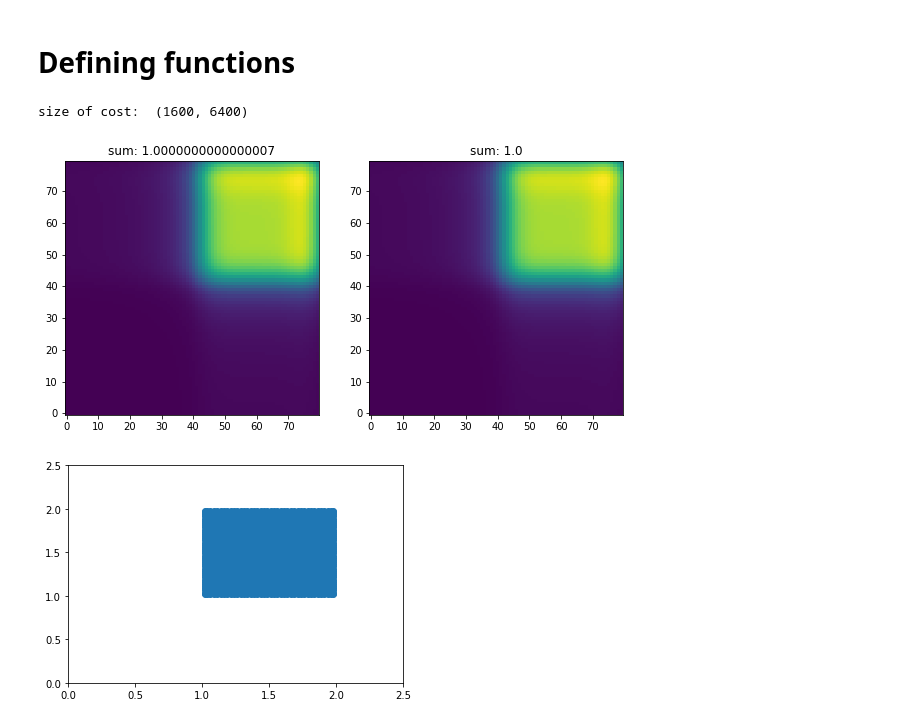
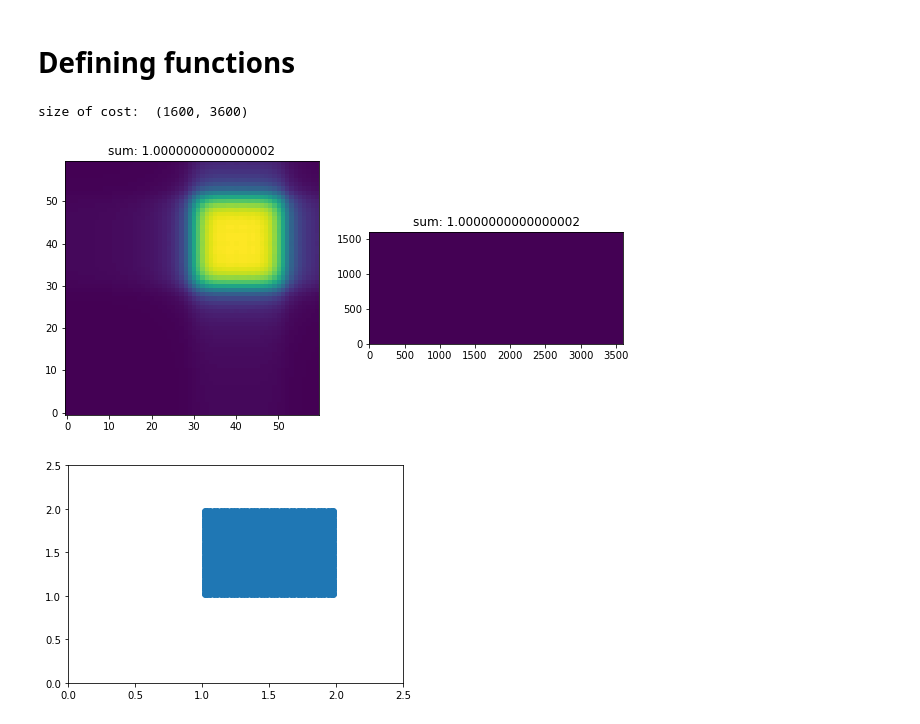
Before and after one commit to wonjunee/screening, a Jupyter notebook: python/screening_entropic.ipynb, the cells around one changed output. Drawn from its saved outputs; the diff is of its cells as text; code cells hidden in the pictures.

```diff
--- a/python/screening_entropic.ipynb
+++ b/python/screening_entropic.ipynb
@@ -180,12 +179,16 @@ def solve_poisson(u, phi_np, psi_np, nu_np, b, kernel, helper, dx, dy, yMax, sho
 # %%
 # centered difference
 def compute_dx(output, phi, dy):
+  m = int(np.sqrt(phi.shape[0]))
+  phi = phi.reshape((m,m))
   output[:,1:-1] = (phi[:,2:] - phi[:,:-2])/(2.0*dy)
   output[:,0]    = (phi[:,1] - phi[:,0])/(1.0*dy)
   output[:,-1]   = (phi[:,-1] - phi[:,-2])/(1.0*dy)
 
 # centered difference
 def compute_dy(output, phi, dy):
+  m = int(np.sqrt(phi.shape[0]))
+  phi = phi.reshape((m,m))
   output[1:-1,:] = (phi[2:,:] - phi[:-2,:])/(2.0*dy)
   output[0,:]    = (phi[1,:] - phi[0,:])/(1.0*dy)
   output[-1,:]   = (phi[-1,:] - phi[-2,:])/(1.0*dy)
@@ -195,20 +198,20 @@ from IPython import display
 # parameters
 # grid size n x n
 n = 40
-m = 80
+m = 60
 
 # step size for the gradient ascent
 L = 5000
 
 # epsilon for pushforward
-epsilon = 1e-2
+eps = 1e-2
 max_iteration = 10000000
 
 Xx,Xy = np.meshgrid(np.linspace(1+0.5/n,2-0.5/n,n), np.linspace(1+0.5/n,2-0.5/n,n))
 yMax = 2
 Yx,Yy = np.meshgrid(np.linspace(0.5/m,1-0.5/m,m), np.linspace(0.5/m,1-0.5/m,m))
-Yx *= 2
-Yy *= 2
+Yx = Yx*2.0
+Yy = Yy*2.0
 
 dx = 1.0/n
 dy = dx * yMax
@@ -228,13 +231,15 @@ cost_np = - np.sum(Xv.reshape((n*n,1,2)) * Yv.reshape((1,m*m,2)),axis=2)
 
 print("size of cost: ", cost_np.shape)
 b_np       = 0.5 * (Yx**2 + Yy**2)
+b_np     = b_np.flatten()
 psi_np     = - 0.5 * (Xx**2+Xy**2)
-phi_np     = np.zeros((m,m))
-nu_np      = np.zeros((m,m))
-psi_eps_np = np.zeros((n,n))
-rho_np     = np.zeros((m,m))
+psi_np     = psi_np.flatten()
+phi_np     = np.zeros((m*m)).astype('float64')
+nu_np      = np.zeros((m*m)).astype('float64')
+psi_eps_np = np.zeros((n*n)).astype('float64')
+rho_np     = np.zeros((m*m)).astype('float64')
 
-c_transform_forward_cpp(phi_np, psi_np, cost_np)
+
 
 # phi  = torch.from_numpy(phi).type(torch.float32)
 cost = torch.from_numpy(cost_np)
@@ -242,47 +247,54 @@ phi  = torch.from_numpy(phi_np)
 psi  = torch.from_numpy(psi_np)
 nu   = torch.from_numpy(nu_np)
 
-c_transform_forward(phi_np, psi_np, cost_np)
+# c_transform_forward(phi_np, psi_np, cost_np)
+c_transform_forward_cpp(phi_np, psi_np, cost_np)
 
 fig,ax = plt.subplots(1,2,figsize=(10,5))
 
-c_transform_epsilon_cpp(psi_eps_np, psi_np, phi_np, cost_np, epsilon, dx, dy, yMax)
-compute_nu_and_rho_cpp(nu_np, rho_np, psi_eps_np, phi_np,  cost_np, b_np, epsilon, dx, dy, yMax)
-ax[0].imshow(nu_np, origin='lower')
-ax[0].set_title(f'sum: {np.sum(nu_np)*dy*dy}')
+# c_transform_epsilon_cpp(psi_eps_np, psi_np, phi_np, cost_np, eps, dx, dy, yMax)
+# compute_nu_and_rho_cpp(nu_np, rho_np, psi_eps_np, phi_np,  cost_np, b_np, epsilon, dx, dy, yMax)
 
-approx_push(nu, psi, phi, cost, epsilon, dx, dy, yMax)
-ax[1].imshow(nu, origin='lower')
-ax[1].set_title(f"sum: {torch.sum(nu)*dy*dy}")
+def compute_ctransform_eps(psi_eps_np, phi_np, cost_np, eps, dy):
+  psi_eps_np[:] = (np.exp( (-phi_np.reshape((1,-1)) - cost_np)/eps ) * dy*dy).sum(axis=1)
+  psi_eps_np[:] = - eps * np.log(psi_eps_np)
 
+compute_ctransform_eps(psi_eps_np, phi_np, cost_np, eps, dy)
+plan = np.exp( (psi_eps_np.reshape((n*n,1)) - phi_np.reshape((1,m*m)) - cost_np)/eps ) * dx*dx * dy*dy
+nu_np[:] = plan.sum(axis=0)
+ax[0].imshow(nu_np.reshape((m,m)), origin='lower')
+ax[0].set_title(f'sum: {np.sum(nu_np)}')
+plan[plan!=0] = 1
+ax[1].imshow(plan, origin='lower')
+ax[1].set_title(f'sum: {np.sum(nu_np)}')
 
 plt.show()
 
 helper = HelperClass(psi, phi, dx, dy)
 
 u = np.zeros((n,n))
 
-Tx = np.zeros((psi_np.shape[0], psi_np.shape[1]))
-Ty = np.zeros((psi_np.shape[0], psi_np.shape[1]))
+Tx = np.zeros((n,n))
+Ty = np.zeros((n,n))
 compute_dx(Tx, psi_np, dx)
 compute_dy(Ty, psi_np, dx)
 Tx = - Tx
 Ty = - Ty
 
 plt.figure()
 plt.scatter(Tx,Ty)
 plt.xlim([0,2.5])
 plt.ylim([0,2.5])
 plt.show()
 
 if cuda:
   phi  = phi.cuda()
   psi  = psi.cuda()
   cost = cost.cuda()
   nu   = nu.cuda()
 # %% [output]
-size of cost:  (1600, 6400)
+size of cost:  (1600, 3600)
-[figure, old version]
+[figure, new version]
 [figure]
 # %%
 # fig,ax = plt.subplots(1,5,figsize=(18,4))
```
Also changed, not shown: parts of 5 cells of this notebook, 4 other files.
